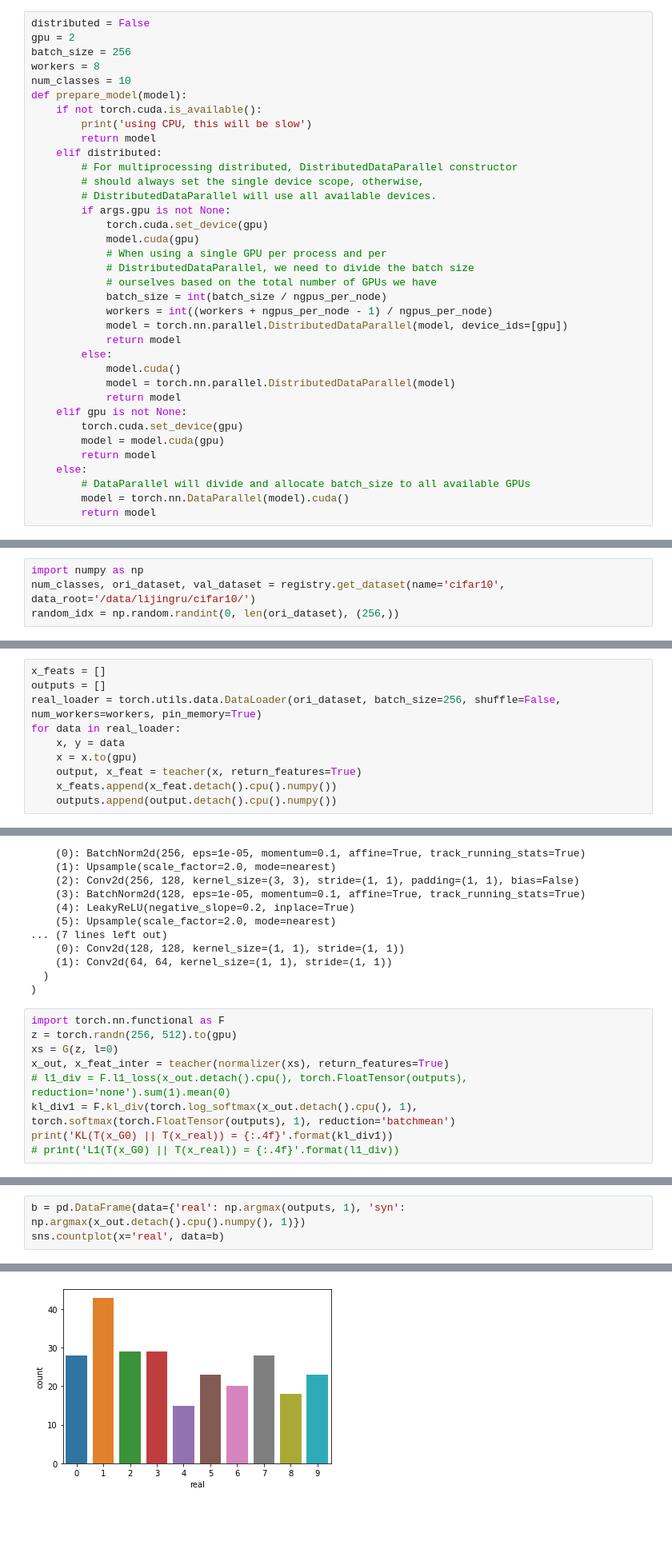
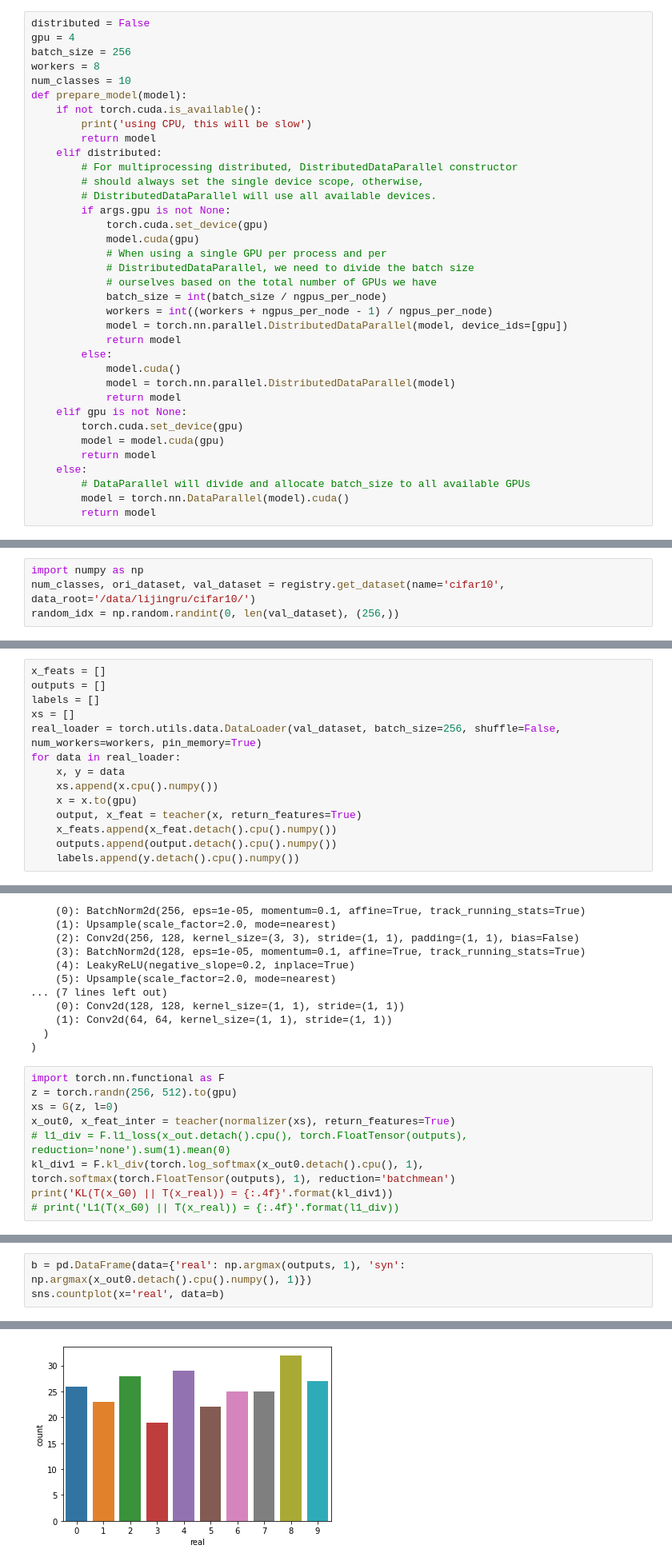
Before and after one commit to ljrprocc/DataFree, a Jupyter notebook: notebooks/Distribution_analysis.ipynb, the cells around one changed output, grey strips where cells are left out. Shown at 80% size. Saved outputs shown, nothing was run; the diff lists cells and outputs as text; blank space fills up the shorter version.

```diff
--- a/notebooks/Distribution_analysis.ipynb
+++ b/notebooks/Distribution_analysis.ipynb
@@ -28,7 +28,7 @@ Thu Mar 10 13:17:57 2022
 +-----------------------------------------------------------------------------+
 # %%
 distributed = False
-gpu = 2
+gpu = 4
 batch_size = 256
 workers = 8
 num_classes = 10
@@ -100,20 +100,24 @@ def get_losses(t_out, t_feat):
 # %%
 import numpy as np
 num_classes, ori_dataset, val_dataset = registry.get_dataset(name='cifar10', data_root='/data/lijingru/cifar10/')
-random_idx = np.random.randint(0, len(ori_dataset), (256,))
+random_idx = np.random.randint(0, len(val_dataset), (256,))
 # %% [output]
 Files already downloaded and verified
 Files already downloaded and verified
 # %%
 x_feats = []
 outputs = []
-real_loader = torch.utils.data.DataLoader(ori_dataset, batch_size=256, shuffle=False, num_workers=workers, pin_memory=True)
+labels = []
+xs = []
+real_loader = torch.utils.data.DataLoader(val_dataset, batch_size=256, shuffle=False, num_workers=workers, pin_memory=True)
 for data in real_loader:
     x, y = data
+    xs.append(x.cpu().numpy())
     x = x.to(gpu)
     output, x_feat = teacher(x, return_features=True)
     x_feats.append(x_feat.detach().cpu().numpy())
     outputs.append(output.detach().cpu().numpy())
+    labels.append(y.detach().cpu().numpy())
 # %%
 x_feats_all = np.vstack(x_feats)
 outputs_all = np.vstack(outputs)
@@ -154,9 +180,9 @@ DCGAN_Generator_CIFAR10(
 import torch.nn.functional as F
 z = torch.randn(256, 512).to(gpu)
 xs = G(z, l=0)
-x_out, x_feat_inter = teacher(normalizer(xs), return_features=True)
+x_out0, x_feat_inter = teacher(normalizer(xs), return_features=True)
 # l1_div = F.l1_loss(x_out.detach().cpu(), torch.FloatTensor(outputs), reduction='none').sum(1).mean(0)
-kl_div1 = F.kl_div(torch.log_softmax(x_out.detach().cpu(), 1), torch.softmax(torch.FloatTensor(outputs), 1), reduction='batchmean')
+kl_div1 = F.kl_div(torch.log_softmax(x_out0.detach().cpu(), 1), torch.softmax(torch.FloatTensor(outputs), 1), reduction='batchmean')
 print('KL(T(x_G0) || T(x_real)) = {:.4f}'.format(kl_div1))
 # print('L1(T(x_G0) || T(x_real)) = {:.4f}'.format(l1_div))
 # %% [output]
@@ -182,9 +208,9 @@ sns.displot(a, kind='kde')
 # %%
-b = pd.DataFrame(data={'real': np.argmax(outputs, 1), 'syn': np.argmax(x_out.detach().cpu().numpy(), 1)})
+b = pd.DataFrame(data={'real': np.argmax(outputs, 1), 'syn': np.argmax(x_out0.detach().cpu().numpy(), 1)})
 sns.countplot(x='real', data=b)
 # %% [output]
 <AxesSubplot:xlabel='real', ylabel='count'>
-[figure, old version]
+[figure, new version]
 # %%
 sns.countplot(x='syn', data=b)
 # %% [output]
```
Also changed, not shown: parts of 25 cells of this notebook, 7 other files.
